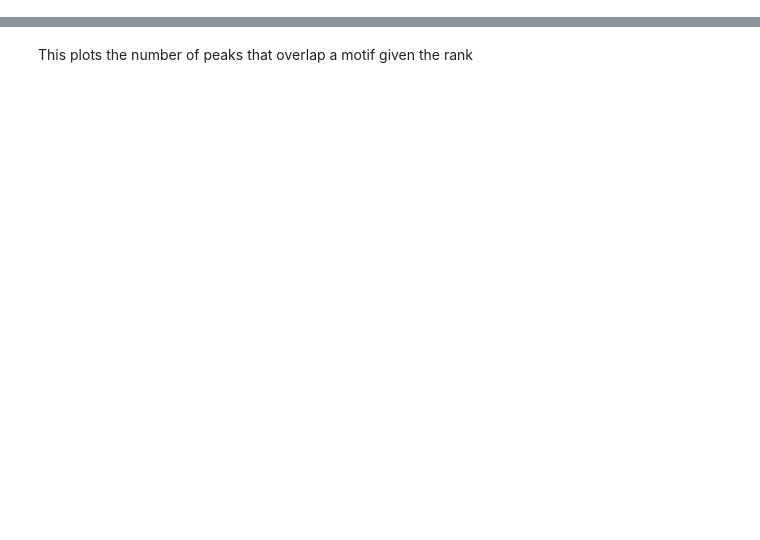
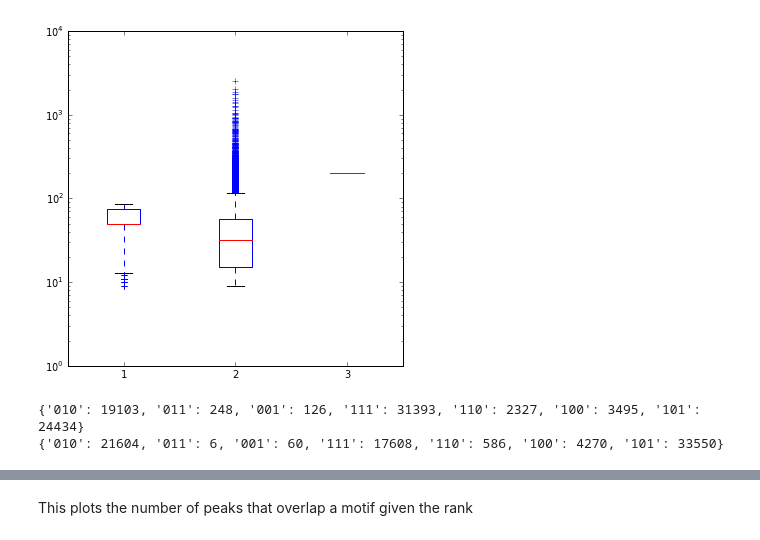
Before and after one commit to gpratt/iPython_Notebook, a Jupyter notebook: CLIPper_Analysis.ipynb, the cells around one changed output, grey strips where cells are left out. Saved outputs shown, nothing was run; the diff lists cells and outputs as text; code cells hidden in the pictures; blank space fills up the shorter version.

```diff
--- a/CLIPper_Analysis.ipynb
+++ b/CLIPper_Analysis.ipynb
@@ -45,0 +97,16 @@ legend()
+# %%
+figsize(6,6)
+classic_lengths = [x.length for x in LIN28_classic]
+spline_lengths = [x.length for x in LIN28_spline]
+piranah_lengths = [x.length for x in LIN28_piranah]
+boxplot([classic_lengths, spline_lengths, piranah_lengths] )
+yscale("log")
+# %% [output]
+[figure, added]
+# %%
+print LIN28_sizes
+print FOX2_sizes
+#matplotlib_venn.venn3(sizes, set_labels=['classic', 'piranah', 'spline'])
+# %% [output]
+{'010': 19103, '011': 248, '001': 126, '111': 31393, '110': 2327, '100': 3495, '101': 24434}
+{'010': 21604, '011': 6, '001': 60, '111': 17608, '110': 586, '100': 4270, '101': 33550}
```
Also changed, not shown: parts of 28 cells of this notebook.
